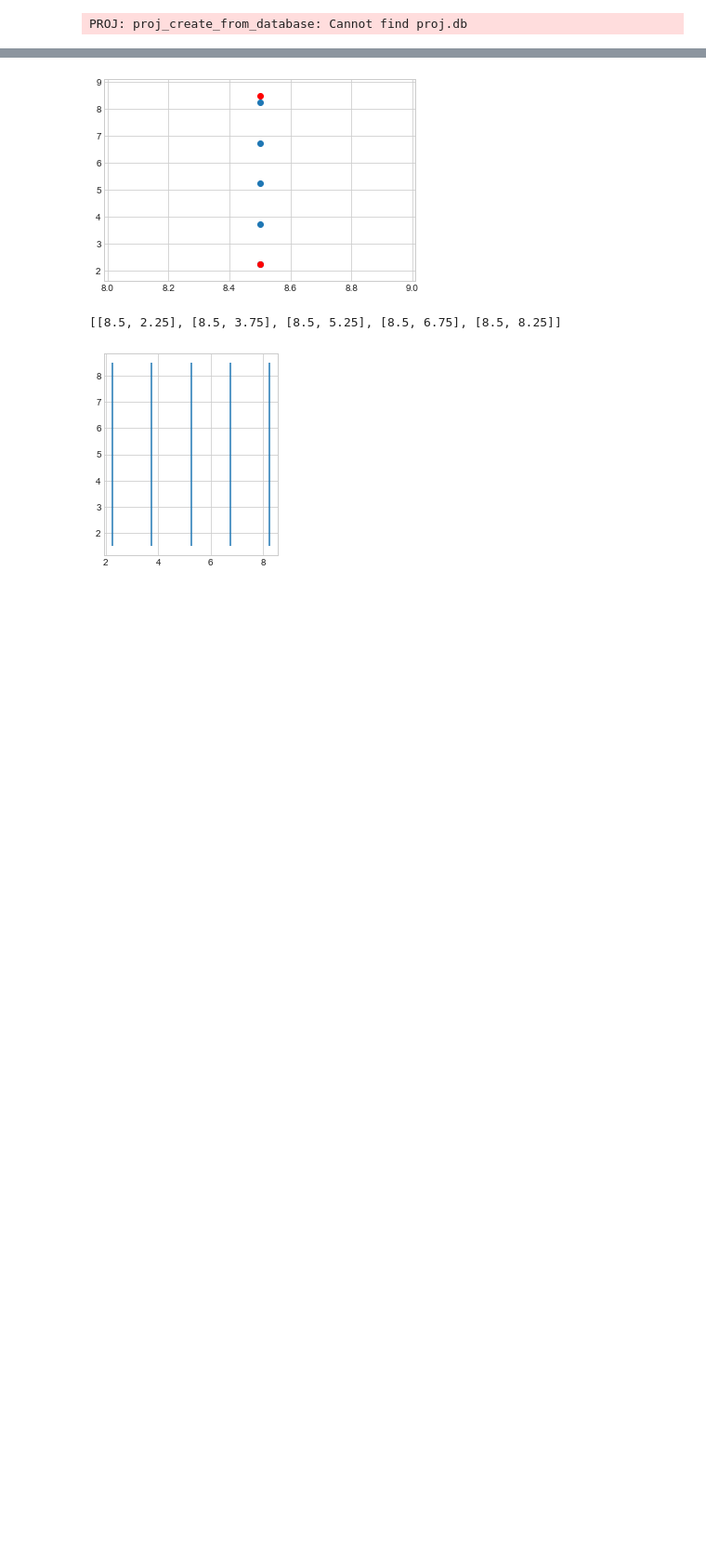
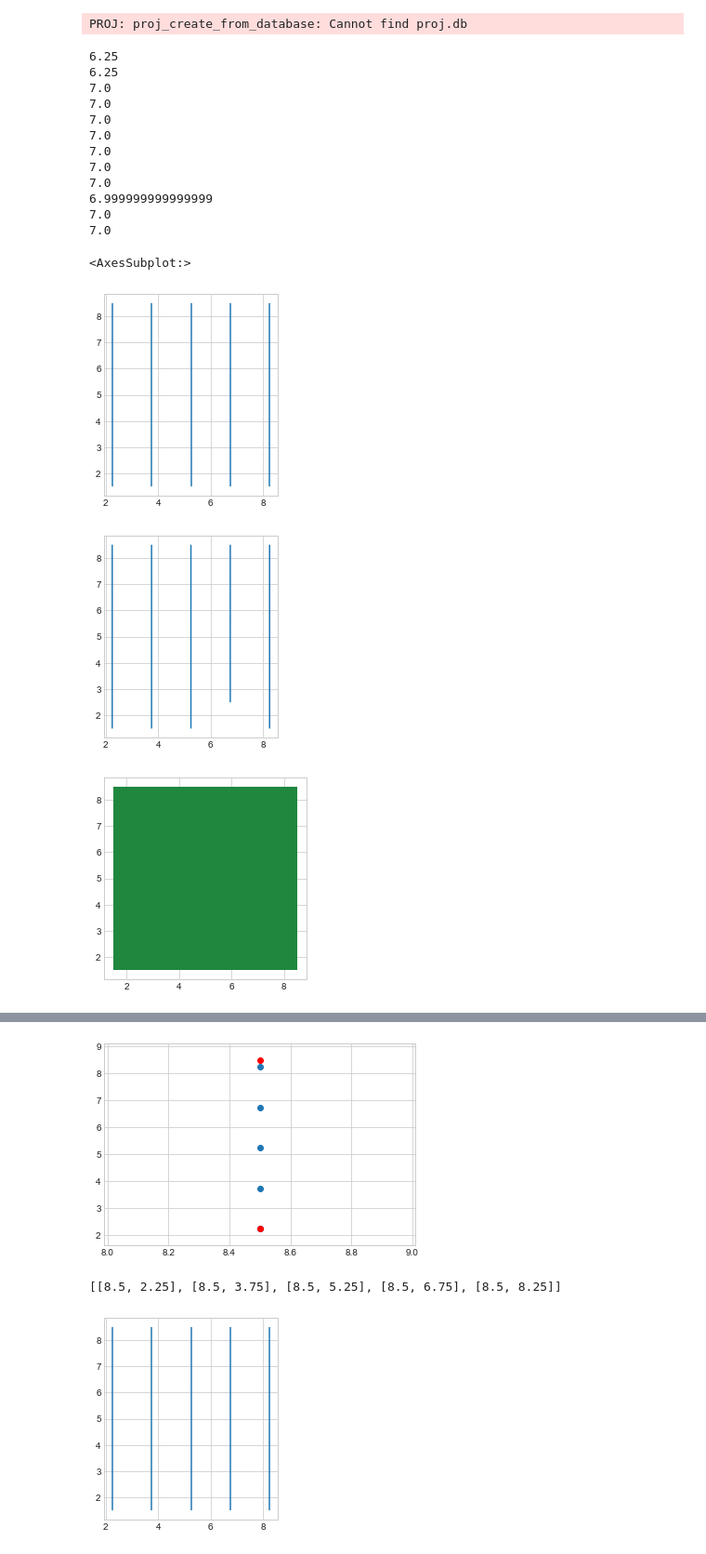
Before and after one commit to jnaess/ENGO-500, a Jupyter notebook: potential_simulator.ipynb, the cells around one changed output, grey strips where cells are left out. Shown at 93% size. Cells and saved outputs as stored; diff of their text form; code cells hidden in the pictures; blank space fills up the shorter version.

```diff
--- a/potential_simulator.ipynb
+++ b/potential_simulator.ipynb
@@ -11,9 +11,27 @@ PROJ: proj_create_from_database: Cannot find proj.db
 # %%
 from classes import *
 
 
 
 field = [[-114.202881,50.966211],[-114.202881,51.104384],[-113.900757,51.104384],[-113.900757,50.966211]]
 field = [[-114.31092,51.172859],[-114.31092,51.170787],[-114.304461,51.170787],[-114.304461,51.172859]]
 field = [[0,0],[0,10],[10,10],[10,0]]
-Sim = Simulator(field)
+Sim = Simulator(field, use_drift=True)
+Sim.inner_gdf.plot(color=Sim.inner_gdf['color'])
+# %% [output]
+6.25
+6.25
+7.0
+7.0
+7.0
+7.0
+7.0
+7.0
+7.0
+6.999999999999999
+7.0
+7.0
+<AxesSubplot:>
+[figure, added]
+[figure, added]
+[figure, added]
```
Also changed, not shown: parts of 3 cells of this notebook, 9 other files.
